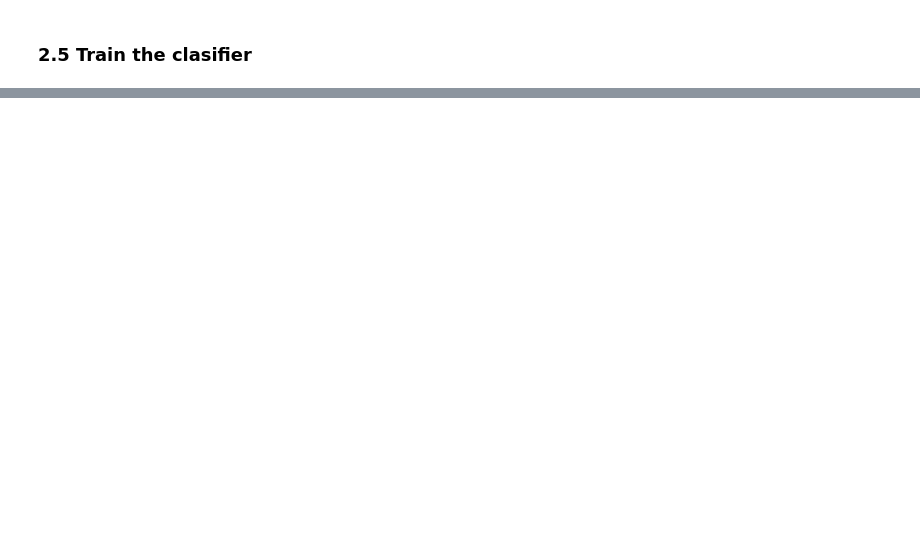
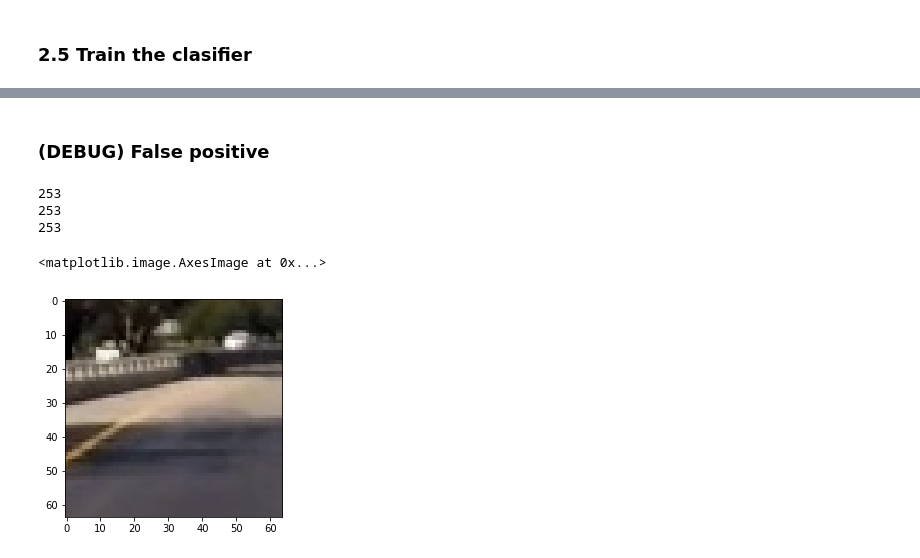
Before and after one commit to edgarcgarzon/CarND-Vehicle-Detection-and-Tracking-P5, a Jupyter notebook: VehicleDetectionAndTracking.ipynb, the cells around one changed output, grey strips where cells are left out. Drawn from its saved outputs; the diff is of its cells as text; code cells hidden in the pictures; blank space fills up the shorter version.

Commit message:
heat map and slide boxes

```diff
--- a/VehicleDetectionAndTracking.ipynb
+++ b/VehicleDetectionAndTracking.ipynb
@@ -176,30 +177,42 @@ Number of non-vehicle images:  8792
 # %% [markdown]
 ### 2.2 Features extraction
 # %%
-colorspace = 'HLS' # Can be RGB, HSV, LUV, HLS, YUV, YCrCb
+colorspace = 'YCrCb' # Can be RGB, HSV, LUV, HLS, YUV, YCrCb
 orient = 9
 pix_per_cell = 8
 cell_per_block = 2
-hog_channel = "ALL" # Can be 0, 1, 2, or "ALL"
+hog_channel = 'ALL' # Can be 0, 1, 2, or "ALL"
+spatial_size=(32, 32)
+hist_bins = 32
+spatial_feat = True
+hist_feat = True
+hog_feat = True
 
 #sample_size = 500
 #cars = cars[0:sample_size]
 #notcars = notcars[0:sample_size]
 
+# Check the extraction time
+t=time.time()
+
 #Extract the car features
-car_features = extract_features(cars, cspace=colorspace, orient=orient,
+car_features = extract_features(cars, cspace=colorspace,
+                        spatial_size = spatial_size, hist_bins = hist_bins, orient=orient,
                         pix_per_cell=pix_per_cell, cell_per_block=cell_per_block,
                         hog_channel=hog_channel,
-                        spatial_feat=True, hist_feat=True, hog_feat=True)
+                        spatial_feat=spatial_feat, hist_feat=hist_feat, hog_feat=hog_feat)
 
 #Extract the non-cars features
 notcar_features = extract_features(notcars, cspace=colorspace, orient=orient,
                         pix_per_cell=pix_per_cell, cell_per_block=cell_per_block,
                         hog_channel=hog_channel,
-                        spatial_feat=True, hist_feat=True, hog_feat=True)
+                        spatial_feat=spatial_feat, hist_feat=hist_feat, hog_feat=hog_feat)
 
 # Create an array stack of feature vectors
 X = np.vstack((car_features, notcar_features)).astype(np.float64)
 
 # Define the labels vector
 y = np.hstack((np.ones(len(car_features)), np.zeros(len(notcar_features))))
+
+t2 = time.time()
+print(round(t2-t, 2), 'Seconds to extraction...')
@@ -242,0 +266,10 @@ Test Accuracy of SVC =  0.9207
+# %%
+images = glob.glob('test_images/straight_lines*.jpg')
+images = images +  glob.glob('test_images/test*.jpg')
+
+imgs = []
+
+for idx, fname in enumerate(images):
+
+    img = cv2.imread(fname)
+    imgs.append(img)
@@ -242,0 +426,19 @@ Test Accuracy of SVC =  0.9207
+# %% [markdown]
+### (DEBUG) False positive
+# %%
+#there are 253 boxes in the last images identified as vehicles
+print(len(feats))
+print(len(bboxs))
+print(len(subimgs))
+# %% [output]
+253
+253
+253
+# %%
+#Take a false positive
+num = 199
+im = cv2.cvtColor(subimgs[num], cv2.COLOR_YCrCb2RGB)
+plt.imshow(im)
+# %% [output]
+<matplotlib.image.AxesImage at 0x...>
+[figure, added]
```
Also changed, not shown: parts of 18 cells of this notebook.
